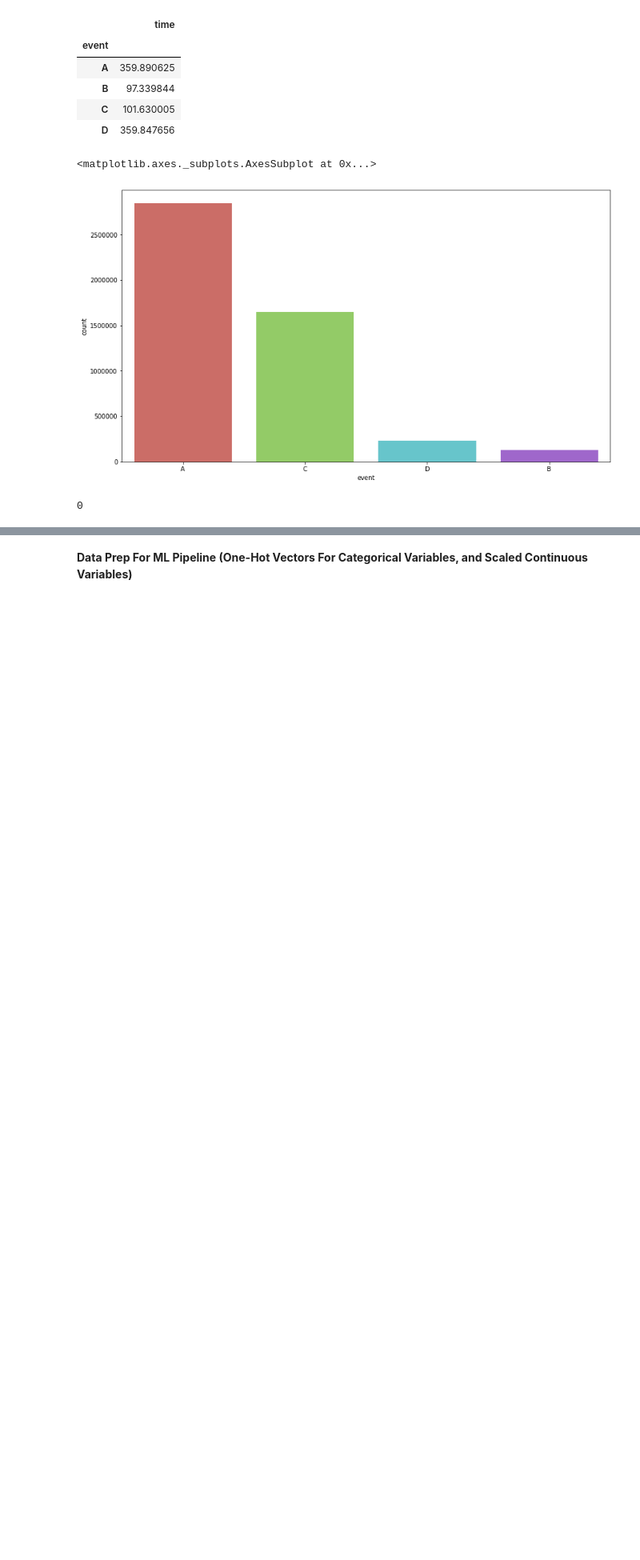
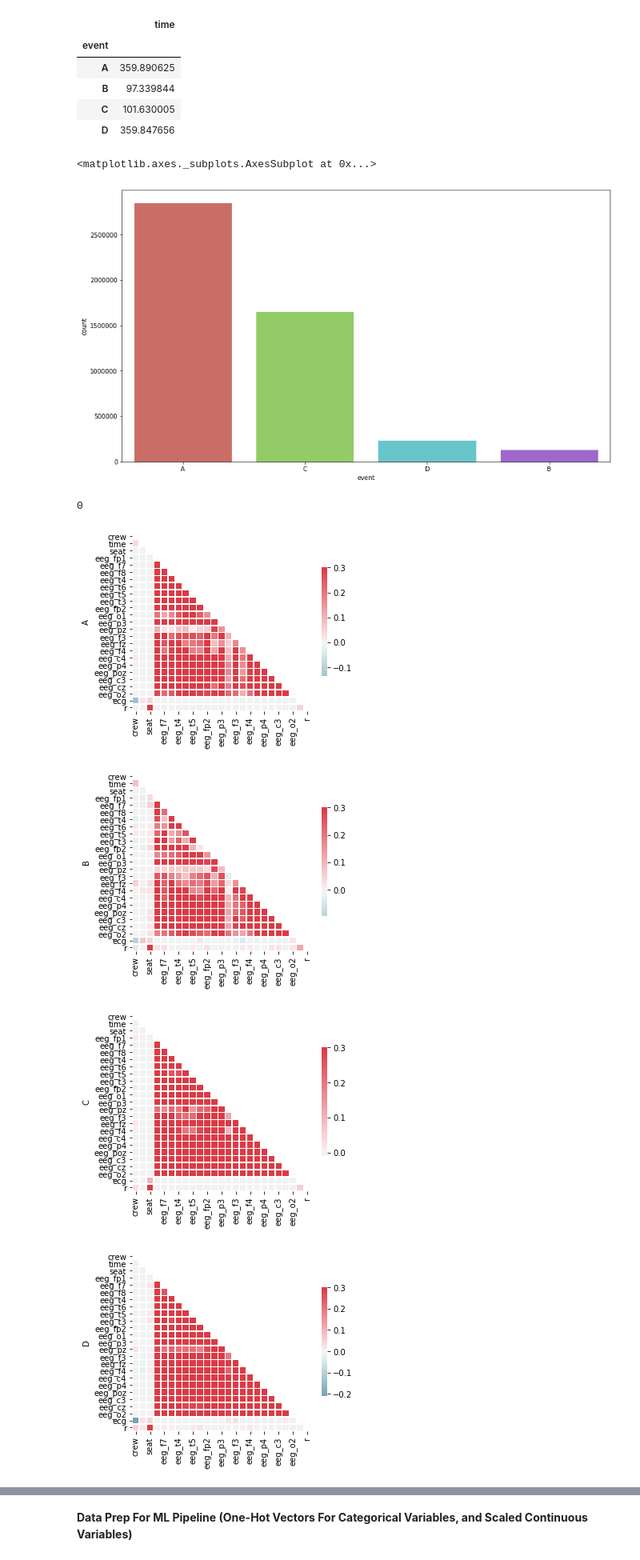
Before and after one commit to Saranyanv/data-go, a Jupyter notebook: Reducing Commercial Aviation Fatalities/Reducing Commercial Aviation Fatalities.ipynb, the cells around one changed output, grey strips where cells are left out. Shown at 80% size. Saved outputs shown, nothing was run; the diff lists cells and outputs as text; code cells hidden in the pictures; blank space fills up the shorter version.

```diff
--- a/Reducing Commercial Aviation Fatalities/Reducing Commercial Aviation Fatalities.ipynb
+++ b/Reducing Commercial Aviation Fatalities/Reducing Commercial Aviation Fatalities.ipynb
@@ -157,3 +158,24 @@ keepers = ['crew', 'time', 'seat', 'eeg_fp1', 'eeg_f7', 'eeg_f8', 'eeg_t4', 'eeg
 
 X_train, X_test, y_train, y_test = train_test_split(train_df[keepers], train_df['event'], test_size=0.2, random_state=42
                                                     ,stratify=train_df['event'])
+# %%
+#fig, (ax1, ax2, ax3, ax4) = plt.subplots(2,2,figsize=(12, 12))
+#fig = plt.figure(figsize=(12, 12))
+
+
+i=0
+axss=['ax1','ax2','ax3','ax4']
+for lbl in ['A','B','C','D']:
+  corr = train_df[train_df['event']==lbl].corr()
+  mask = np.triu(np.ones_like(corr, dtype=np.bool))
+  fig, axss[i] = plt.subplots(figsize=(5,5))
+  cmap = sns.diverging_palette(220, 10, as_cmap=True)
+  sns.heatmap(corr, mask=mask, cmap=cmap, vmax=.3, center=0,square=True, linewidths=.5, cbar_kws={"shrink": .5})
+  axss[i].set_ylabel(lbl)
+  i+=1
+plt.show()
+# %% [output]
+[figure, added]
+[figure, added]
+[figure, added]
+[figure, added]
```
Also changed, not shown: parts of 32 cells of this notebook.
